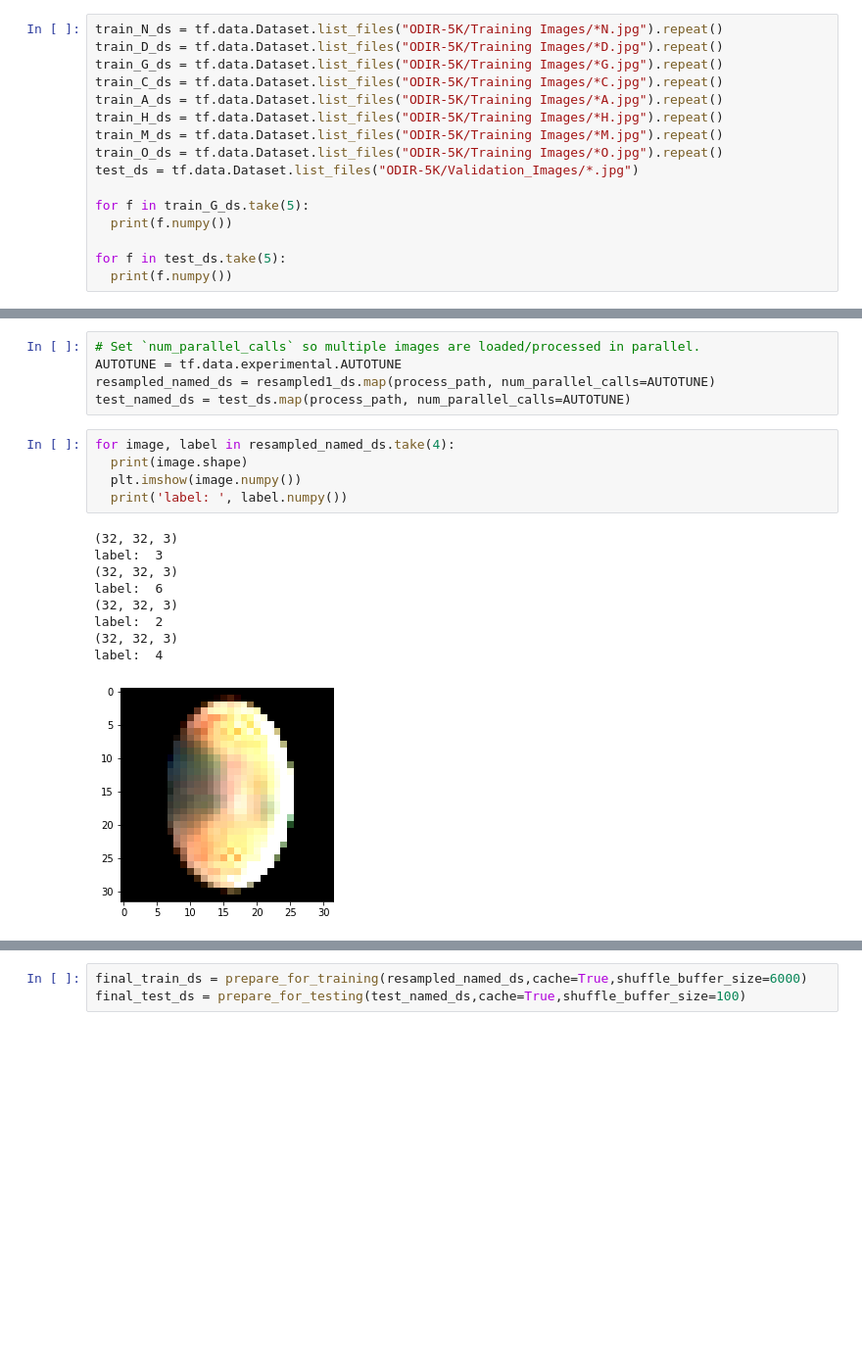
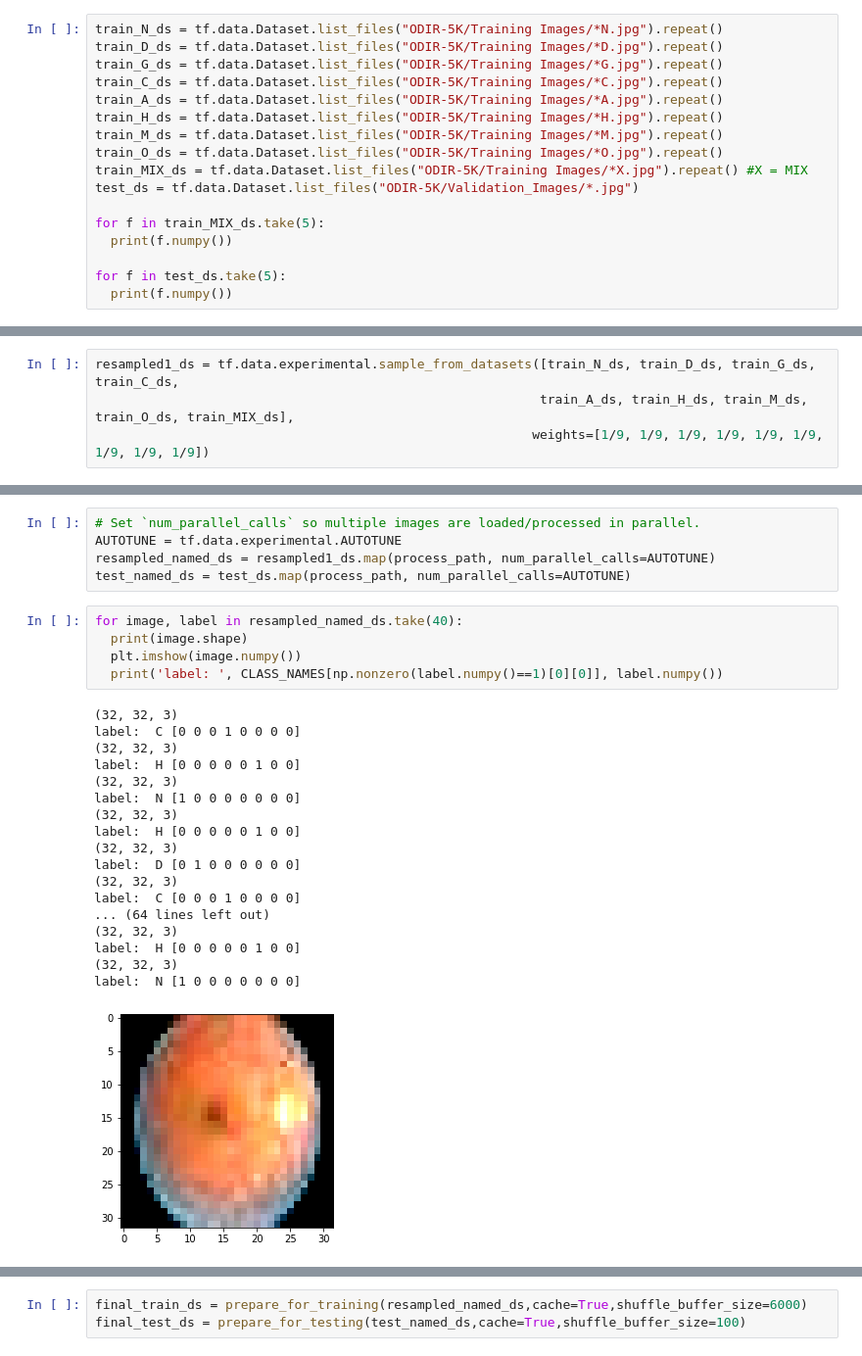
Before and after one commit to GrzegorzMeller/AlgorithmsForMassiveData, a Jupyter notebook: OCULAR_DISEASE_RECOGNITION.ipynb, the cells around one changed output, grey strips where cells are left out. Shown at 98% size. Cells and saved outputs as stored; diff of their text form; blank space fills up the shorter version.

Commit message:
applied on-hot-encoding for multi-label classification, changed loss and activation function

```diff
--- a/OCULAR_DISEASE_RECOGNITION.ipynb
+++ b/OCULAR_DISEASE_RECOGNITION.ipynb
@@ -153,9 +155,10 @@ train_A_ds = tf.data.Dataset.list_files("ODIR-5K/Training Images/*A.jpg").repeat
 train_H_ds = tf.data.Dataset.list_files("ODIR-5K/Training Images/*H.jpg").repeat()
 train_M_ds = tf.data.Dataset.list_files("ODIR-5K/Training Images/*M.jpg").repeat()
 train_O_ds = tf.data.Dataset.list_files("ODIR-5K/Training Images/*O.jpg").repeat()
+train_MIX_ds = tf.data.Dataset.list_files("ODIR-5K/Training Images/*X.jpg").repeat() #X = MIX
 test_ds = tf.data.Dataset.list_files("ODIR-5K/Validation_Images/*.jpg")
 
-for f in train_G_ds.take(5):
+for f in train_MIX_ds.take(5):
   print(f.numpy())
 
 for f in test_ds.take(5):
@@ -178,3 +177,7 @@ resampled1_ds = tf.data.experimental.sample_from_datasets([train_N_ds, train_D_d
+# %%
+resampled1_ds = tf.data.experimental.sample_from_datasets([train_N_ds, train_D_ds, train_G_ds, train_C_ds,
+                                                          train_A_ds, train_H_ds, train_M_ds, train_O_ds, train_MIX_ds],
+                                                         weights=[1/9, 1/9, 1/9, 1/9, 1/9, 1/9, 1/9, 1/9, 1/9])
 # %%
 for f in resampled1_ds.take(10):
   print(f.numpy())
@@ -241,20 +244,29 @@ AUTOTUNE = tf.data.experimental.AUTOTUNE
 resampled_named_ds = resampled1_ds.map(process_path, num_parallel_calls=AUTOTUNE)
 test_named_ds = test_ds.map(process_path, num_parallel_calls=AUTOTUNE)
 # %%
-for image, label in resampled_named_ds.take(4):
+for image, label in resampled_named_ds.take(40):
   print(image.shape)
   plt.imshow(image.numpy())
-  print('label: ', label.numpy())
+  print('label: ', CLASS_NAMES[np.nonzero(label.numpy()==1)[0][0]], label.numpy())
 # %% [output]
 (32, 32, 3)
-label:  3
+label:  C [0 0 0 1 0 0 0 0]
 (32, 32, 3)
-label:  6
+label:  H [0 0 0 0 0 1 0 0]
 (32, 32, 3)
-label:  2
+label:  N [1 0 0 0 0 0 0 0]
 (32, 32, 3)
-label:  4
+label:  H [0 0 0 0 0 1 0 0]
+(32, 32, 3)
+label:  D [0 1 0 0 0 0 0 0]
+(32, 32, 3)
+label:  C [0 0 0 1 0 0 0 0]
+... (64 lines left out)
+(32, 32, 3)
+label:  H [0 0 0 0 0 1 0 0]
+(32, 32, 3)
+label:  N [1 0 0 0 0 0 0 0]
-[figure, old version]
+[figure, new version]
 # %%
 pom = []
 for image, labels in resampled_named_ds.take(9000):
```
Also changed, not shown: parts of 13 cells of this notebook.
